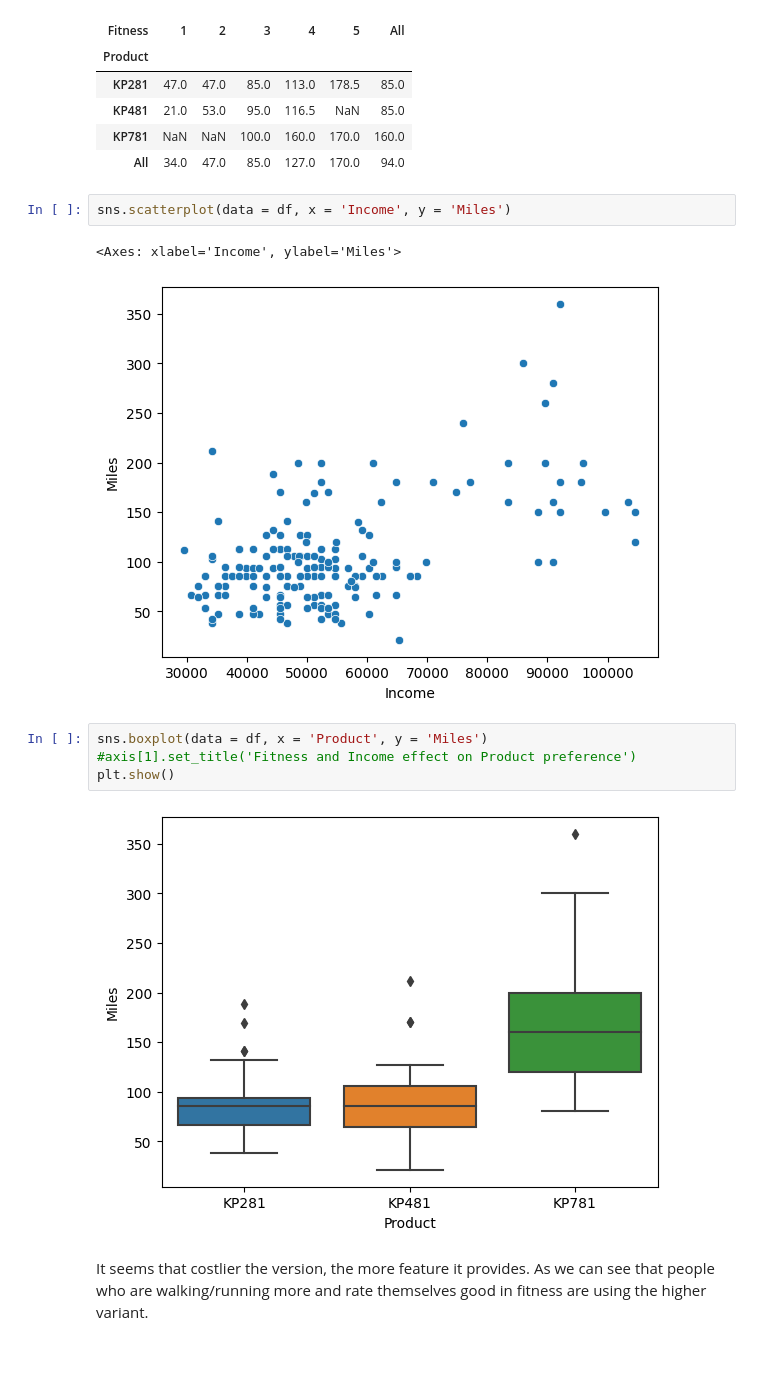
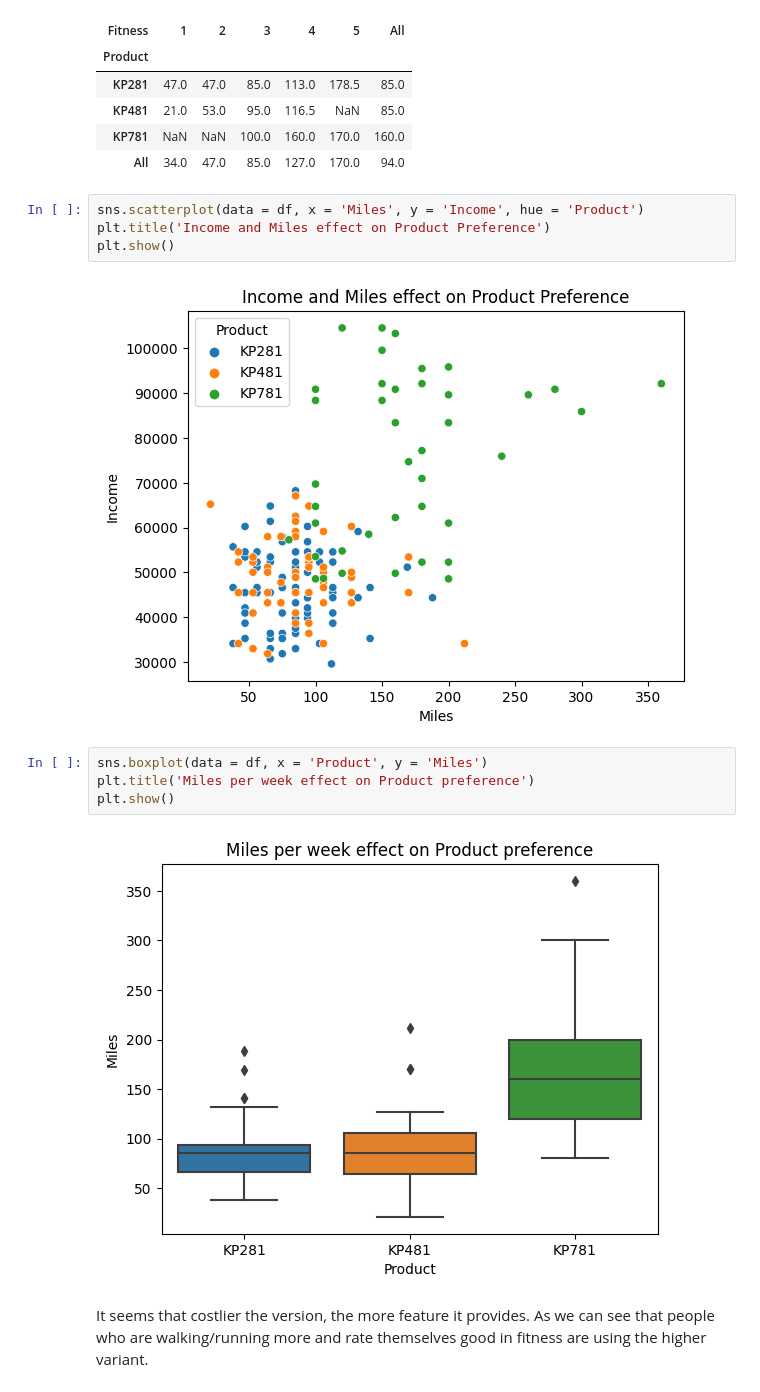
Before and after one commit to shahzarhusain/Aerofit_analysis, a Jupyter notebook: Aerofit_case_study.ipynb, the cells around one changed output. Drawn from its saved outputs; the diff is of its cells as text; blank space fills up the shorter version.

```diff
--- a/Aerofit_case_study.ipynb
+++ b/Aerofit_case_study.ipynb
@@ -276,15 +300,16 @@ pd.crosstab(df['Product'], df['Fitness'], values = df['Miles'], aggfunc=np.media
 | KP781 | NaN | NaN | 100.0 | 160.0 | 170.0 | 160.0 |
 | All | 34.0 | 47.0 | 85.0 | 127.0 | 170.0 | 94.0 |
 # %%
-sns.scatterplot(data = df, x = 'Income', y = 'Miles')
+sns.scatterplot(data = df, x = 'Miles', y = 'Income', hue = 'Product')
+plt.title('Income and Miles effect on Product Preference')
+plt.show()
 # %% [output]
-<Axes: xlabel='Income', ylabel='Miles'>
-[figure, old version]
+[figure, new version]
 # %%
 sns.boxplot(data = df, x = 'Product', y = 'Miles')
-#axis[1].set_title('Fitness and Income effect on Product preference')
+plt.title('Miles per week effect on Product preference')
 plt.show()
 # %% [output]
-[figure, old version]
+[figure, new version]
 # %% [markdown]
 It seems that costlier the version, the more feature it provides. As we can see that people who are walking/running more and rate themselves good in fitness are using the higher variant.
```
Also changed, not shown: parts of 24 cells of this notebook.
